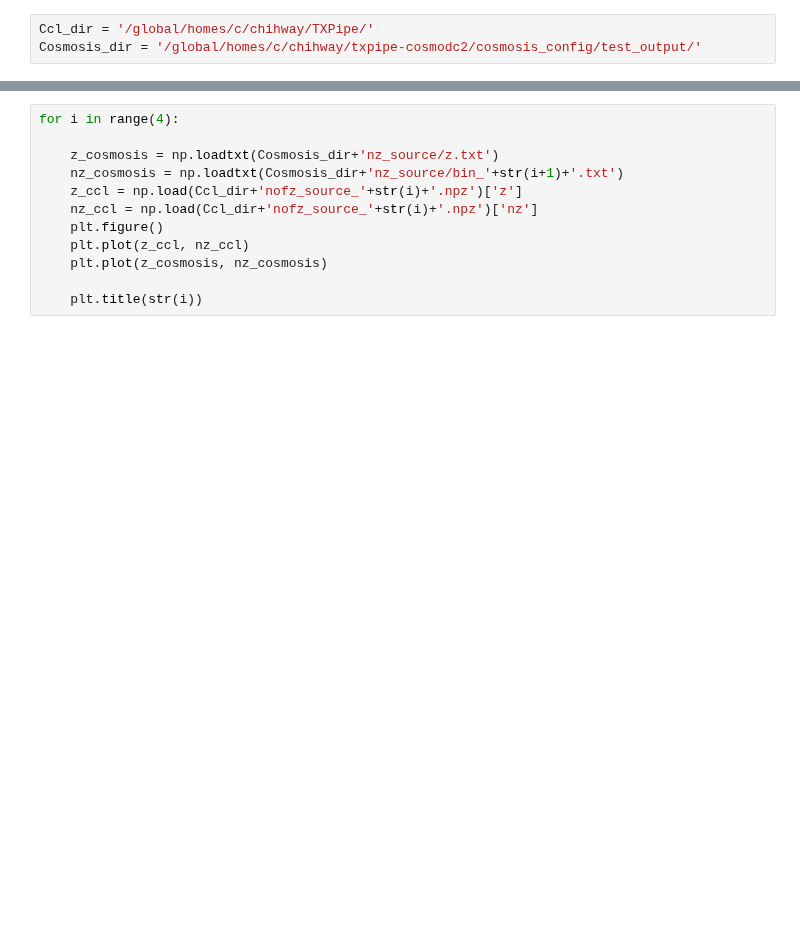
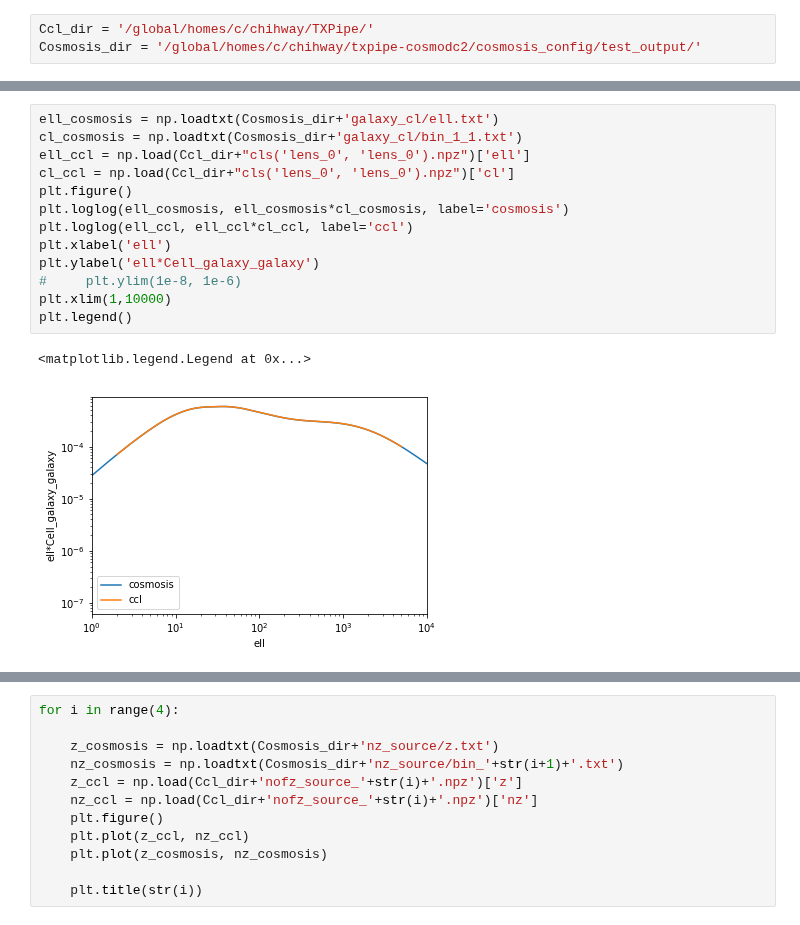
Before and after one commit to LSSTDESC/txpipe-cosmodc2, a Jupyter notebook: notebooks/Firecrown_CosmoSIS.ipynb, the cells around one changed output, grey strips where cells are left out. Cells and saved outputs as stored; diff of their text form; blank space fills up the shorter version.

```diff
--- a/notebooks/Firecrown_CosmoSIS.ipynb
+++ b/notebooks/Firecrown_CosmoSIS.ipynb
@@ -33,0 +57,16 @@ for i in range(4):
+# %%
+ell_cosmosis = np.loadtxt(Cosmosis_dir+'galaxy_cl/ell.txt')
+cl_cosmosis = np.loadtxt(Cosmosis_dir+'galaxy_cl/bin_1_1.txt')
+ell_ccl = np.load(Ccl_dir+"cls('lens_0', 'lens_0').npz")['ell']
+cl_ccl = np.load(Ccl_dir+"cls('lens_0', 'lens_0').npz")['cl']
+plt.figure()
+plt.loglog(ell_cosmosis, ell_cosmosis*cl_cosmosis, label='cosmosis')
+plt.loglog(ell_ccl, ell_ccl*cl_ccl, label='ccl')
+plt.xlabel('ell')
+plt.ylabel('ell*Cell_galaxy_galaxy')
+#     plt.ylim(1e-8, 1e-6)
+plt.xlim(1,10000)
+plt.legend()
+# %% [output]
+<matplotlib.legend.Legend at 0x...>
+[figure, added]
```
Also changed, not shown: parts of 3 cells of this notebook.
